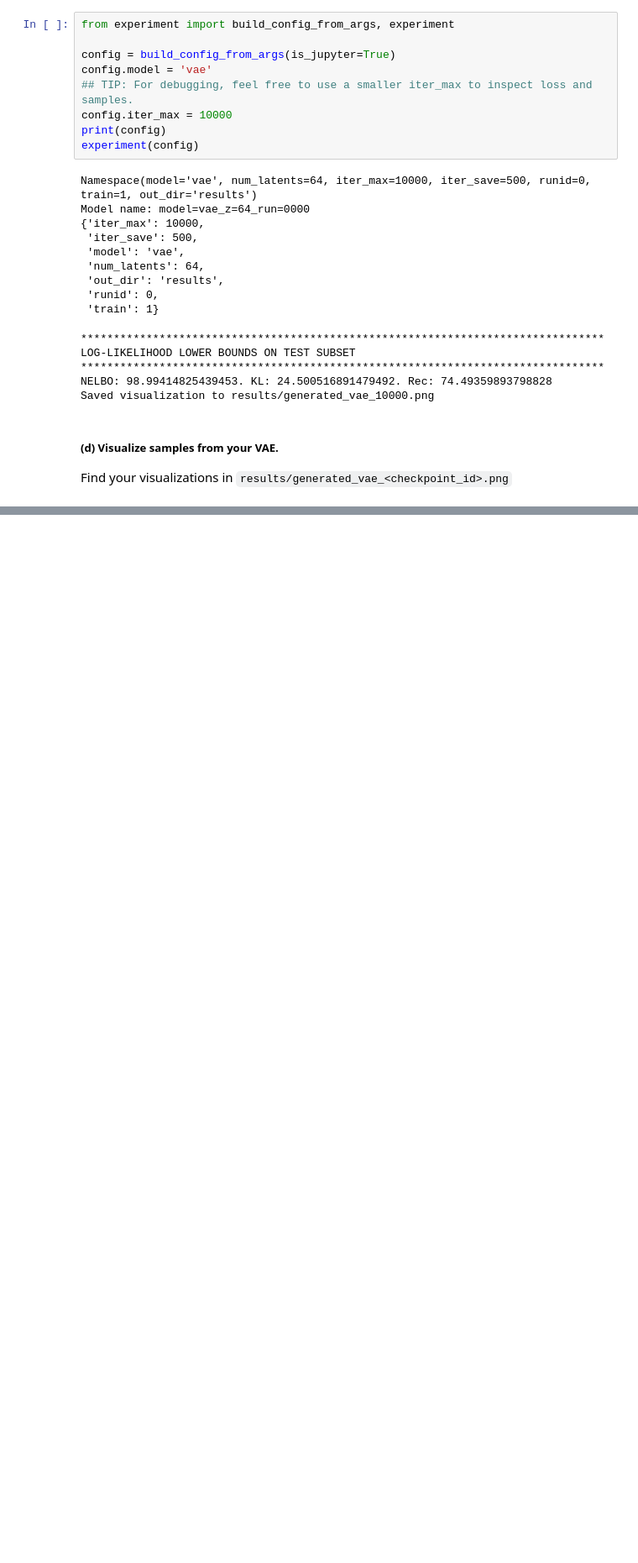
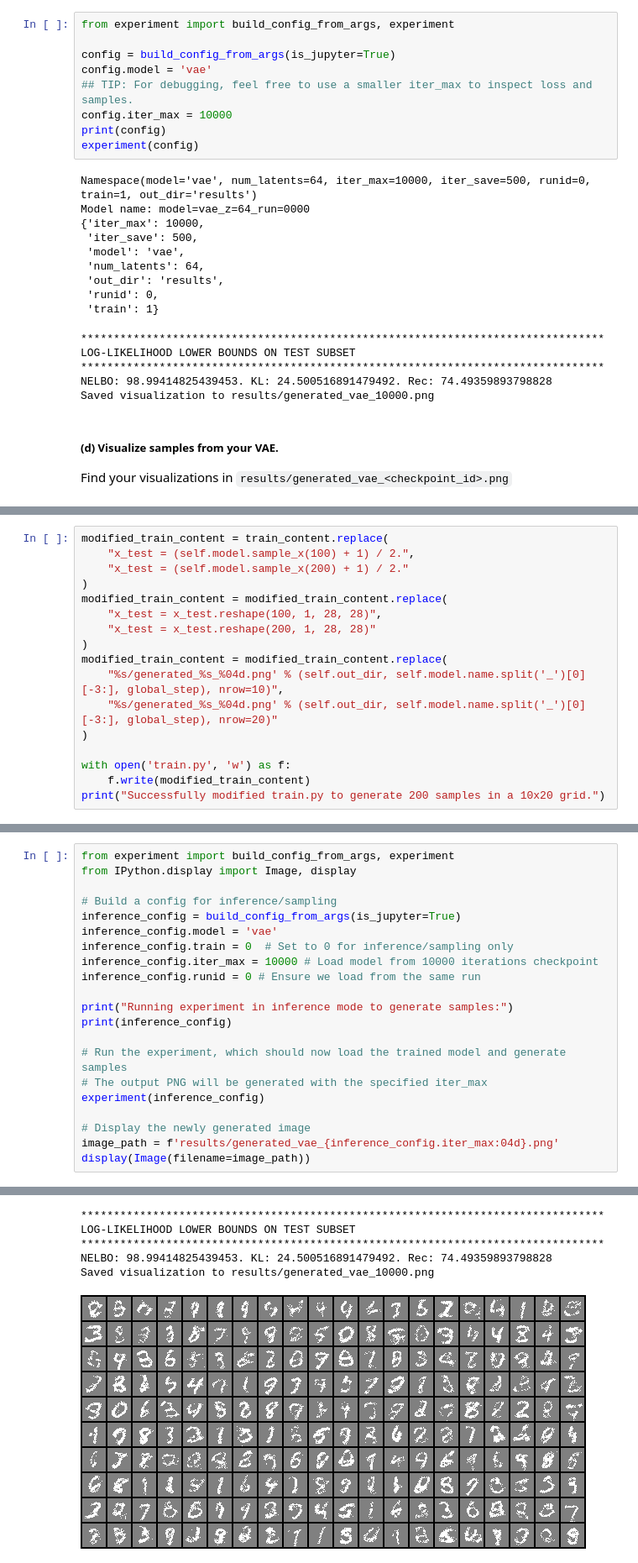
Before and after one commit to jaizunT/deep_learning, a Jupyter notebook: hw12/q_vae.ipynb, the cells around one changed output, grey strips where cells are left out. Shown: that part at 84% size. Cells and saved outputs as stored; diff of their text form; blank space fills up the shorter version.

```diff
--- a/hw12/q_vae.ipynb
+++ b/hw12/q_vae.ipynb
@@ -84,3 +84,20 @@ image_path = 'results/generated_vae_10000.png'
 display(Image(filename=image_path))
 # %% [output]
 [figure]
+# %%
+modified_train_content = train_content.replace(
+    "x_test = (self.model.sample_x(100) + 1) / 2.",
+    "x_test = (self.model.sample_x(200) + 1) / 2."
+)
+modified_train_content = modified_train_content.replace(
+    "x_test = x_test.reshape(100, 1, 28, 28)",
+    "x_test = x_test.reshape(200, 1, 28, 28)"
+)
+modified_train_content = modified_train_content.replace(
+    "%s/generated_%s_%04d.png' % (self.out_dir, self.model.name.split('_')[0][-3:], global_step), nrow=10)",
+    "%s/generated_%s_%04d.png' % (self.out_dir, self.model.name.split('_')[0][-3:], global_step), nrow=20)"
+)
+
+with open('train.py', 'w') as f:
+    f.write(modified_train_content)
+print("Successfully modified train.py to generate 200 samples in a 10x20 grid.")
@@ -86,0 +106,22 @@ display(Image(filename=image_path))
+# %%
+from experiment import build_config_from_args, experiment
+from IPython.display import Image, display
+
+# Build a config for inference/sampling
+inference_config = build_config_from_args(is_jupyter=True)
+inference_config.model = 'vae'
+inference_config.train = 0  # Set to 0 for inference/sampling only
+inference_config.iter_max = 10000 # Load model from 10000 iterations checkpoint
+inference_config.runid = 0 # Ensure we load from the same run
+
+print("Running experiment in inference mode to generate samples:")
+print(inference_config)
+
+# Run the experiment, which should now load the trained model and generate samples
+# The output PNG will be generated with the specified iter_max
+experiment(inference_config)
+
+# Display the newly generated image
+image_path = f'results/generated_vae_{inference_config.iter_max:04d}.png'
+display(Image(filename=image_path))
+# %% [output]
@@ -86,0 +138,6 @@ display(Image(filename=image_path))
+********************************************************************************
+LOG-LIKELIHOOD LOWER BOUNDS ON TEST SUBSET
+********************************************************************************
+NELBO: 98.99414825439453. KL: 24.500516891479492. Rec: 74.49359893798828
+Saved visualization to results/generated_vae_10000.png
+[figure, added]
```
Also changed, not shown: parts of 3 cells of this notebook.
